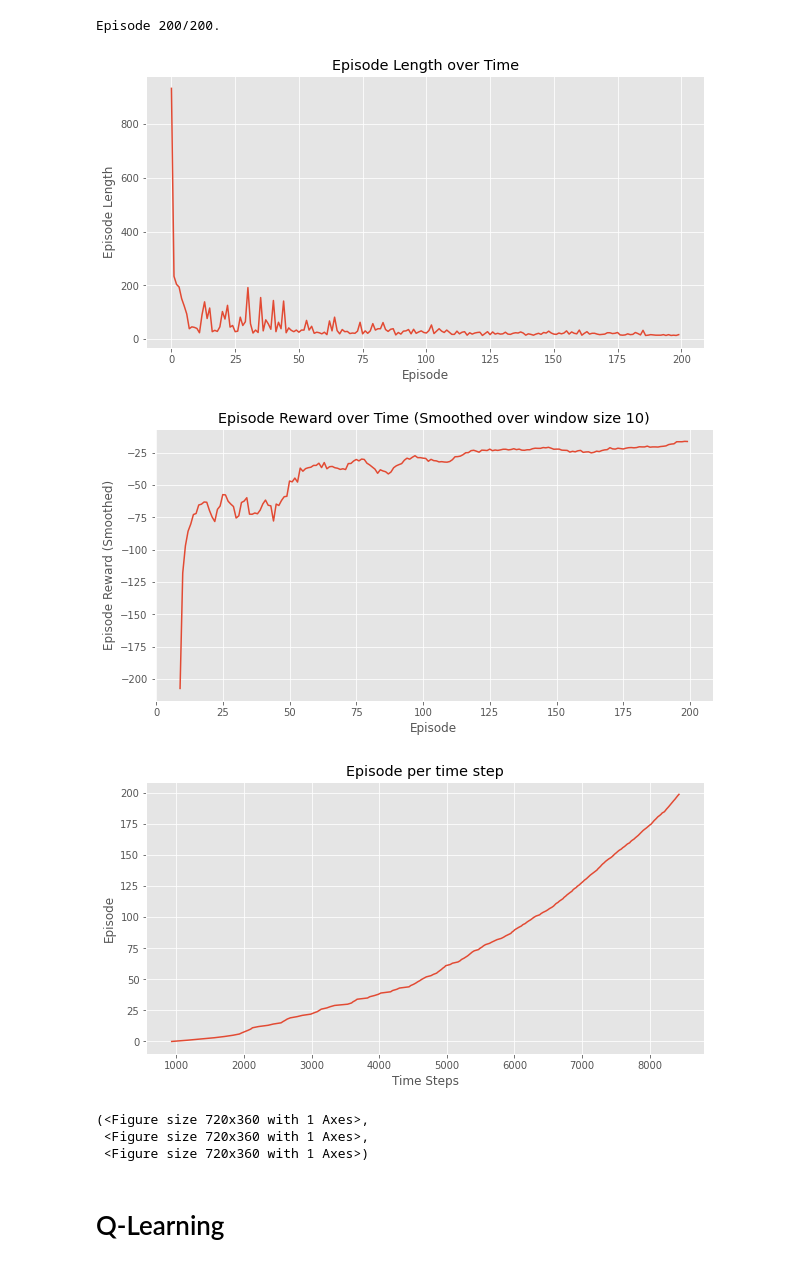
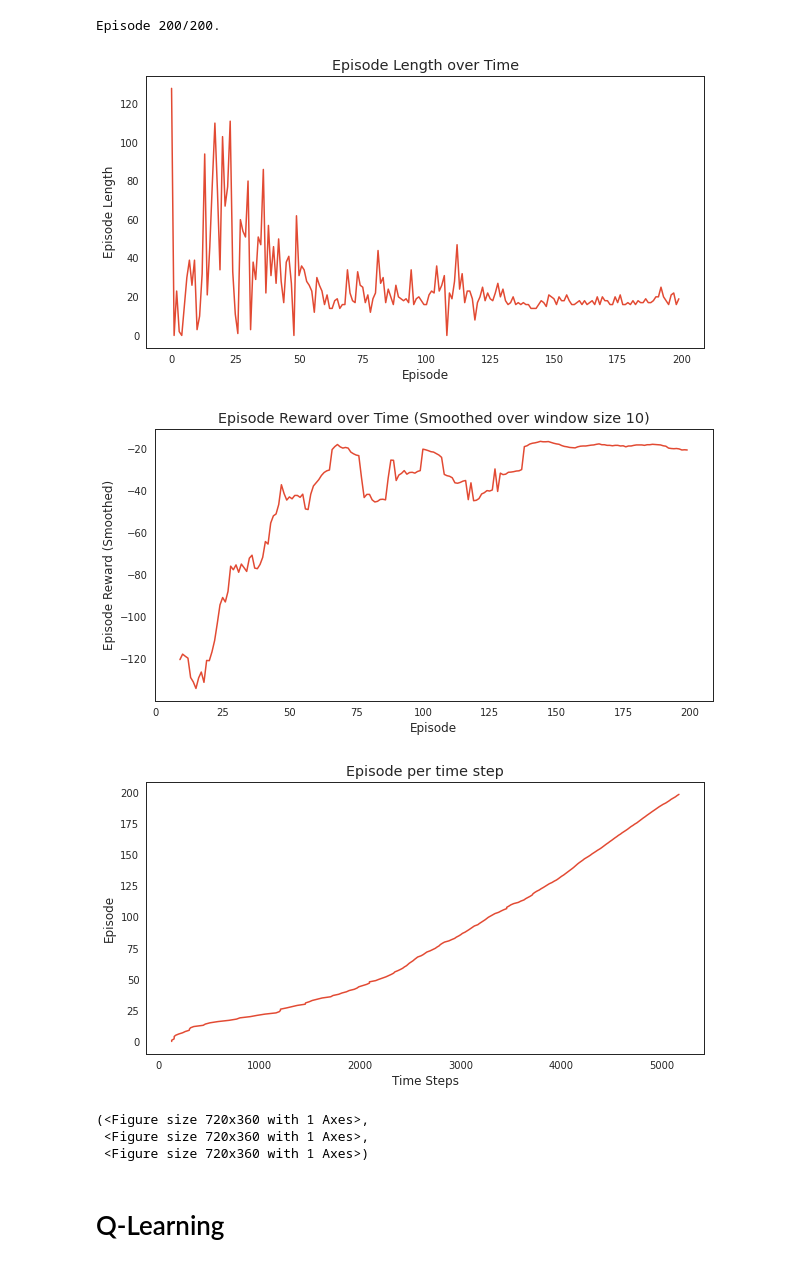
Before and after one commit to nhabbash/reinforcement-learning, a Jupyter notebook: TD/td_algorithms.ipynb, the cells around one changed output. Drawn from its saved outputs; the diff is of its cells as text; code cells hidden in the pictures.

```diff
--- a/TD/td_algorithms.ipynb
+++ b/TD/td_algorithms.ipynb
@@ -7,14 +9,19 @@
 # %%
 import sys
 import numpy as np
+import pandas as pd
 import matplotlib
 import itertools
 from collections import defaultdict
-from lib.envs.windy_gridworld import WindyGridworldEnv
+from lib.envs.cliff_walking import CliffWalkingEnv
 from lib import plotting
-matplotlib.style.use('ggplot')
+
+import seaborn as sns
+import matplotlib.pyplot as plt
+sns.set_style("white")
+%matplotlib inline
 # %%
-env = WindyGridworldEnv()
+env = CliffWalkingEnv()
 # %% [markdown]
 # Environment
 # %%
@@ -47,5 +54,7 @@ o  o  o  o  o  o  o  o  o  o
 # %% [markdown]
 # SARSA
+# %%
+n_episodes = 200
 # %%
 def make_epsilon_greedy_policy(Q, epsilon, nA):
     """
@@ -133,15 +142,15 @@ def sarsa(env, num_episodes, discount_factor=1.0, alpha=0.5, epsilon=0.1):
 
     return Q, stats
 # %%
-Q, stats = sarsa(env, 200)
+Q, stats_s = sarsa(env, n_episodes)
 # %% [output]
 Episode 200/200.
 # %%
-plotting.plot_episode_stats(stats)
+plotting.plot_episode_stats(stats_s)
 # %% [output]
-[figure, old version]
+[figure, new version]
-[figure, old version]
+[figure, new version]
-[figure, old version]
+[figure, new version]
 (<Figure size 720x360 with 1 Axes>,
  <Figure size 720x360 with 1 Axes>,
  <Figure size 720x360 with 1 Axes>)
```
Also changed, not shown: parts of 15 cells of this notebook, 2 other files.
